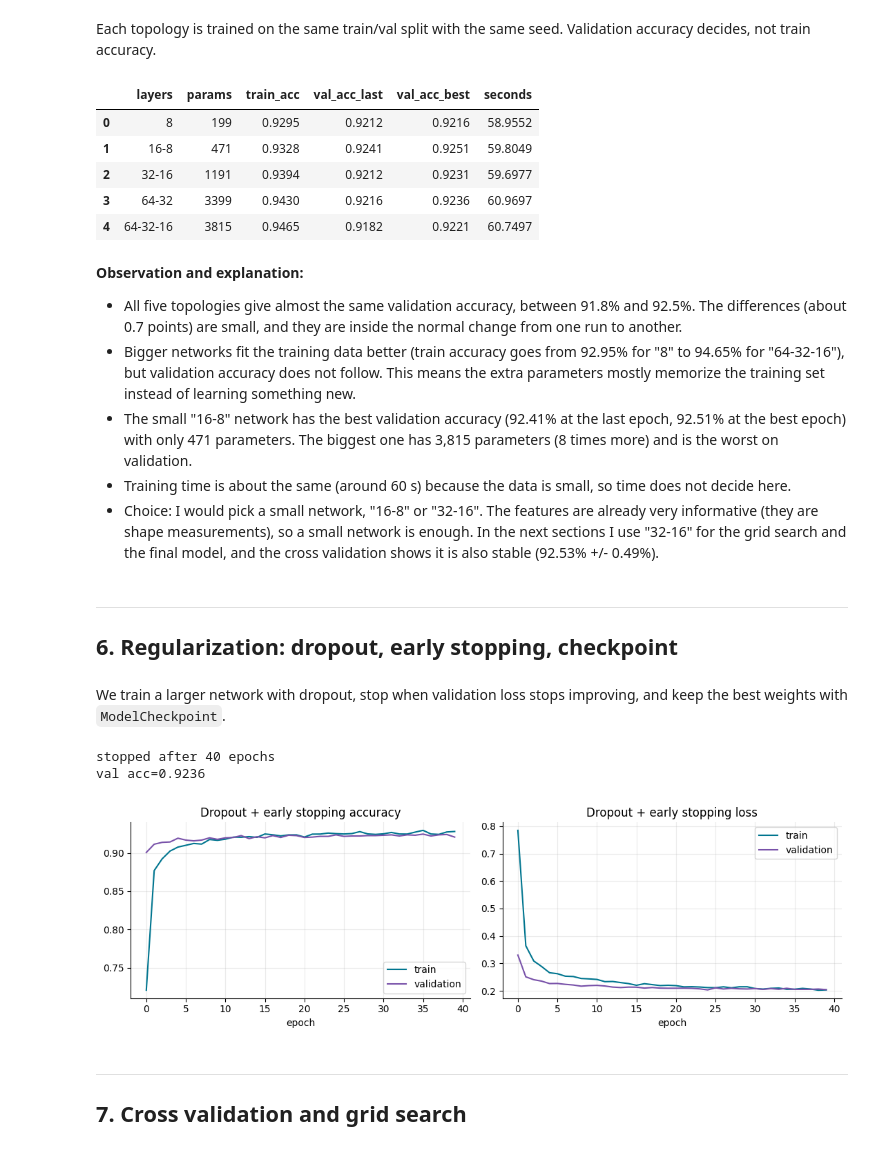
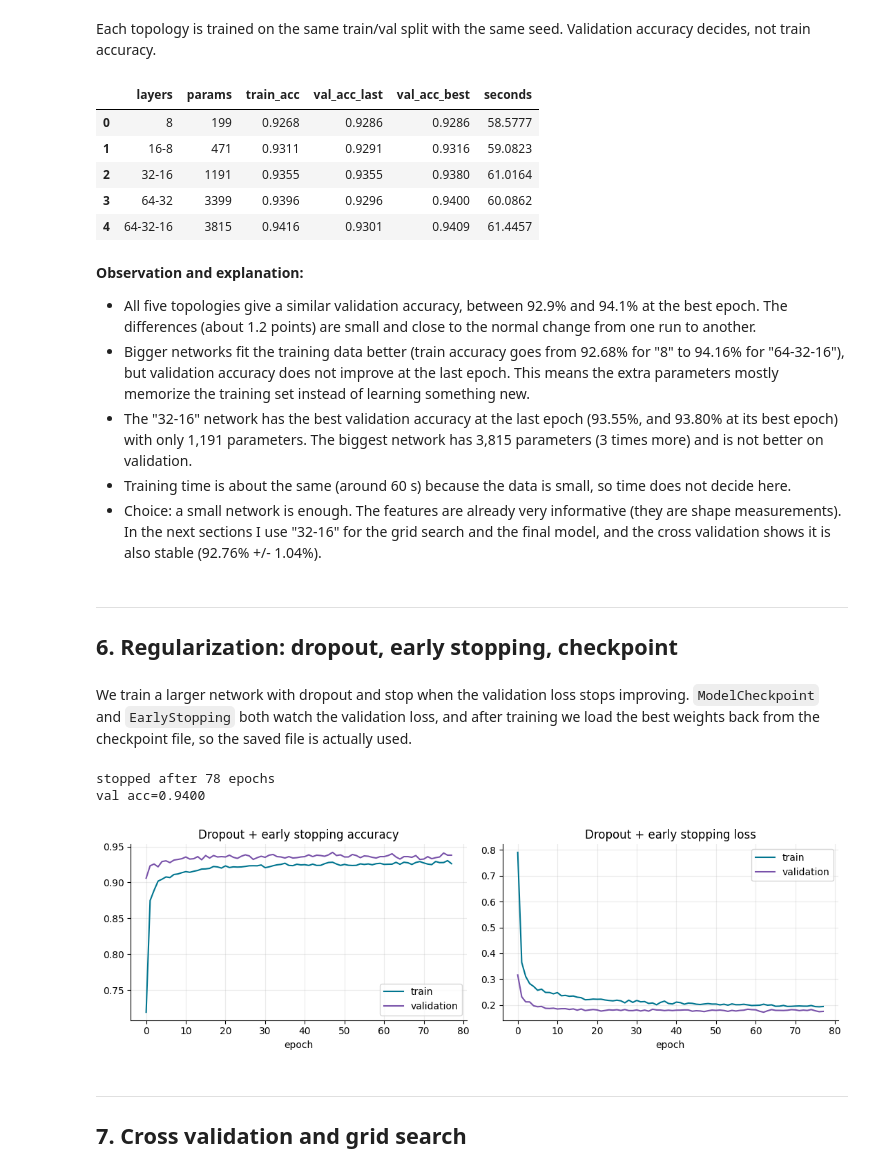
Before and after one commit to shrouk01033/DryBean, a Jupyter notebook: dry-bean-nn-project.ipynb, the cells around one changed output. Cells and saved outputs as stored; diff of their text form; code cells hidden in the pictures.

```diff
--- a/dry-bean-nn-project.ipynb
+++ b/dry-bean-nn-project.ipynb
@@ -209,4 +211,7 @@ plt.tight_layout(); plt.show()
 # %%
+df = df.drop_duplicates().reset_index(drop=True)
+print("rows after removing duplicates:", len(df))
+
 X = df.drop(columns="Class").values.astype(float)
 encoder = LabelEncoder().fit(df["Class"])
 y = encoder.transform(df["Class"])
@@ -295,39 +301,40 @@ res = pandas.DataFrame(rows, columns=["layers", "params", "train_acc", "val_acc_
 res
 # %% [output]
 |  | layers | params | train_acc | val_acc_last | val_acc_best | seconds |
-| 0 | 8 | 199 | 0.9295 | 0.9212 | 0.9216 | 58.9552 |
-| 1 | 16-8 | 471 | 0.9328 | 0.9241 | 0.9251 | 59.8049 |
-| 2 | 32-16 | 1191 | 0.9394 | 0.9212 | 0.9231 | 59.6977 |
-| 3 | 64-32 | 3399 | 0.9430 | 0.9216 | 0.9236 | 60.9697 |
-| 4 | 64-32-16 | 3815 | 0.9465 | 0.9182 | 0.9221 | 60.7497 |
+| 0 | 8 | 199 | 0.9268 | 0.9286 | 0.9286 | 58.5777 |
+| 1 | 16-8 | 471 | 0.9311 | 0.9291 | 0.9316 | 59.0823 |
+| 2 | 32-16 | 1191 | 0.9355 | 0.9355 | 0.9380 | 61.0164 |
+| 3 | 64-32 | 3399 | 0.9396 | 0.9296 | 0.9400 | 60.0862 |
+| 4 | 64-32-16 | 3815 | 0.9416 | 0.9301 | 0.9409 | 61.4457 |
 # %% [markdown]
 **Observation and explanation:**
 
-- All five topologies give almost the same validation accuracy, between 91.8% and 92.5%. The differences (about 0.7 points) are small, and they are inside the normal change from one run to another.
-- Bigger networks fit the training data better (train accuracy goes from 92.95% for "8" to 94.65% for "64-32-16"), but validation accuracy does not follow. This means the extra parameters mostly memorize the training set instead of learning something new.
-- The small "16-8" network has the best validation accuracy (92.41% at the last epoch, 92.51% at the best epoch) with only 471 parameters. The biggest one has 3,815 parameters (8 times more) and is the worst on validation.
+- All five topologies give a similar validation accuracy, between 92.9% and 94.1% at the best epoch. The differences (about 1.2 points) are small and close to the normal change from one run to another.
+- Bigger networks fit the training data better (train accuracy goes from 92.68% for "8" to 94.16% for "64-32-16"), but validation accuracy does not improve at the last epoch. This means the extra parameters mostly memorize the training set instead of learning something new.
+- The "32-16" network has the best validation accuracy at the last epoch (93.55%, and 93.80% at its best epoch) with only 1,191 parameters. The biggest network has 3,815 parameters (3 times more) and is not better on validation.
 - Training time is about the same (around 60 s) because the data is small, so time does not decide here.
-- Choice: I would pick a small network, "16-8" or "32-16". The features are already very informative (they are shape measurements), so a small network is enough. In the next sections I use "32-16" for the grid search and the final model, and the cross validation shows it is also stable (92.53% +/- 0.49%).
+- Choice: a small network is enough. The features are already very informative (they are shape measurements). In the next sections I use "32-16" for the grid search and the final model, and the cross validation shows it is also stable (92.76% +/- 1.04%).
 # %% [markdown]
 ---
 <a id="section-6"></a>
 
 ## 6. Regularization: dropout, early stopping, checkpoint
 # %% [markdown]
-We train a larger network with dropout, stop when validation loss stops improving, and keep the best weights with `ModelCheckpoint`.
+We train a larger network with dropout and stop when the validation loss stops improving. `ModelCheckpoint` and `EarlyStopping` both watch the validation loss, and after training we load the best weights back from the checkpoint file, so the saved file is actually used.
 # %%
 keras.utils.set_random_seed(seed)
 reg_model = build_model((64, 32), dropout=0.2)
-ckpt = ModelCheckpoint("best_beans.weights.h5", monitor="val_accuracy", save_best_only=True, save_weights_only=True, mode="max")
+ckpt = ModelCheckpoint("best_beans.weights.h5", monitor="val_loss", save_best_only=True, save_weights_only=True, mode="min")
 early = EarlyStopping(monitor="val_loss", patience=15, restore_best_weights=True)
 h_reg = reg_model.fit(Xtr, ytr, validation_data=(Xva, yva), epochs=200, batch_size=32, callbacks=[ckpt, early], verbose=0)
+reg_model.load_weights("best_beans.weights.h5")   # actually use the checkpoint: reload the best weights
 print("stopped after", len(h_reg.history["loss"]), "epochs")
 print("val acc=%.4f" % reg_model.evaluate(Xva, yva, verbose=0)[1])
 plot_history(h_reg, "Dropout + early stopping")
 # %% [output]
-stopped after 40 epochs
-val acc=0.9236
+stopped after 78 epochs
+val acc=0.9400
-[figure, old version]
+[figure, new version]
 # %% [markdown]
 ---
 <a id="section-7"></a>
```
Also changed, not shown: parts of 27 cells of this notebook.
